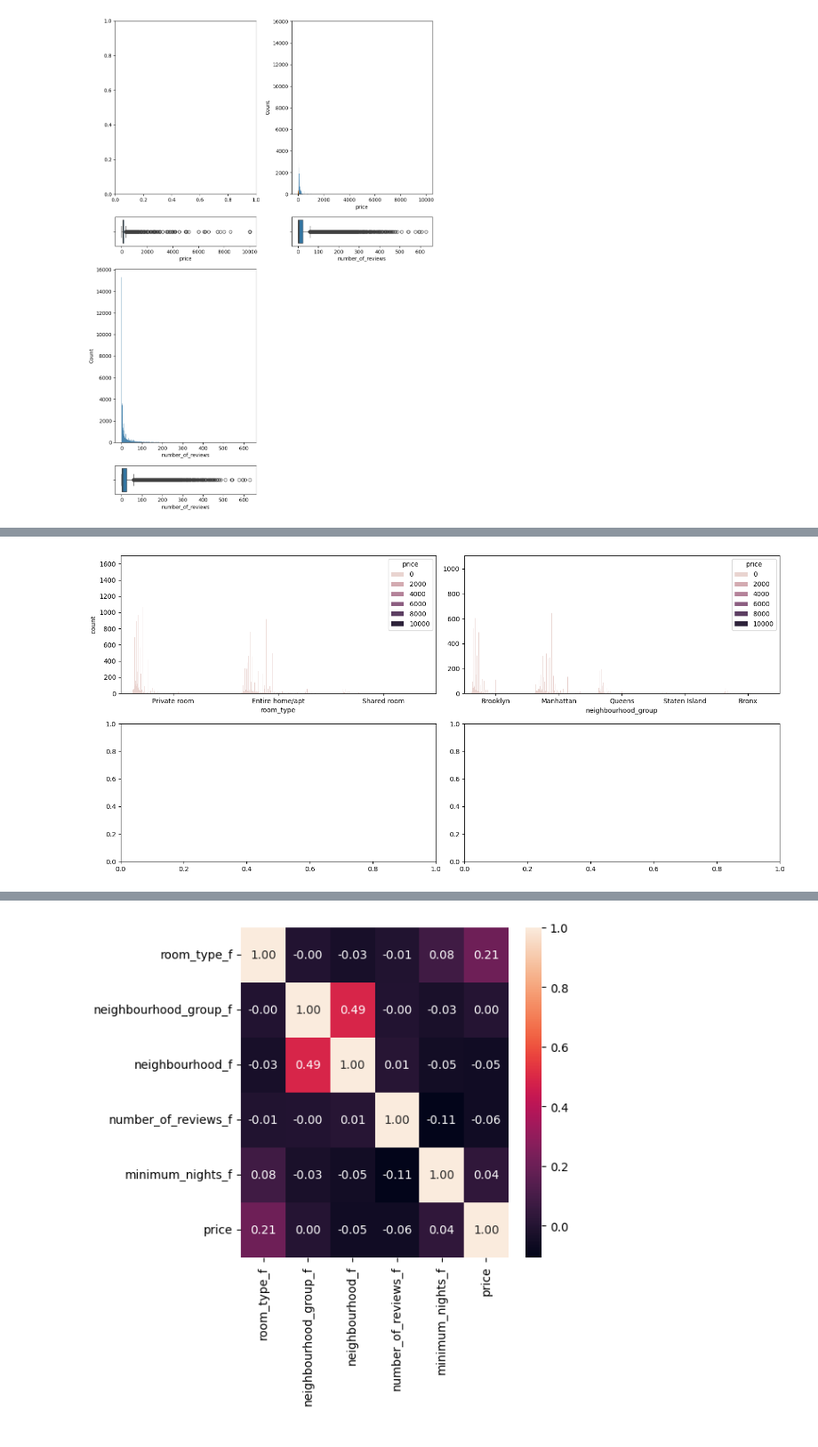
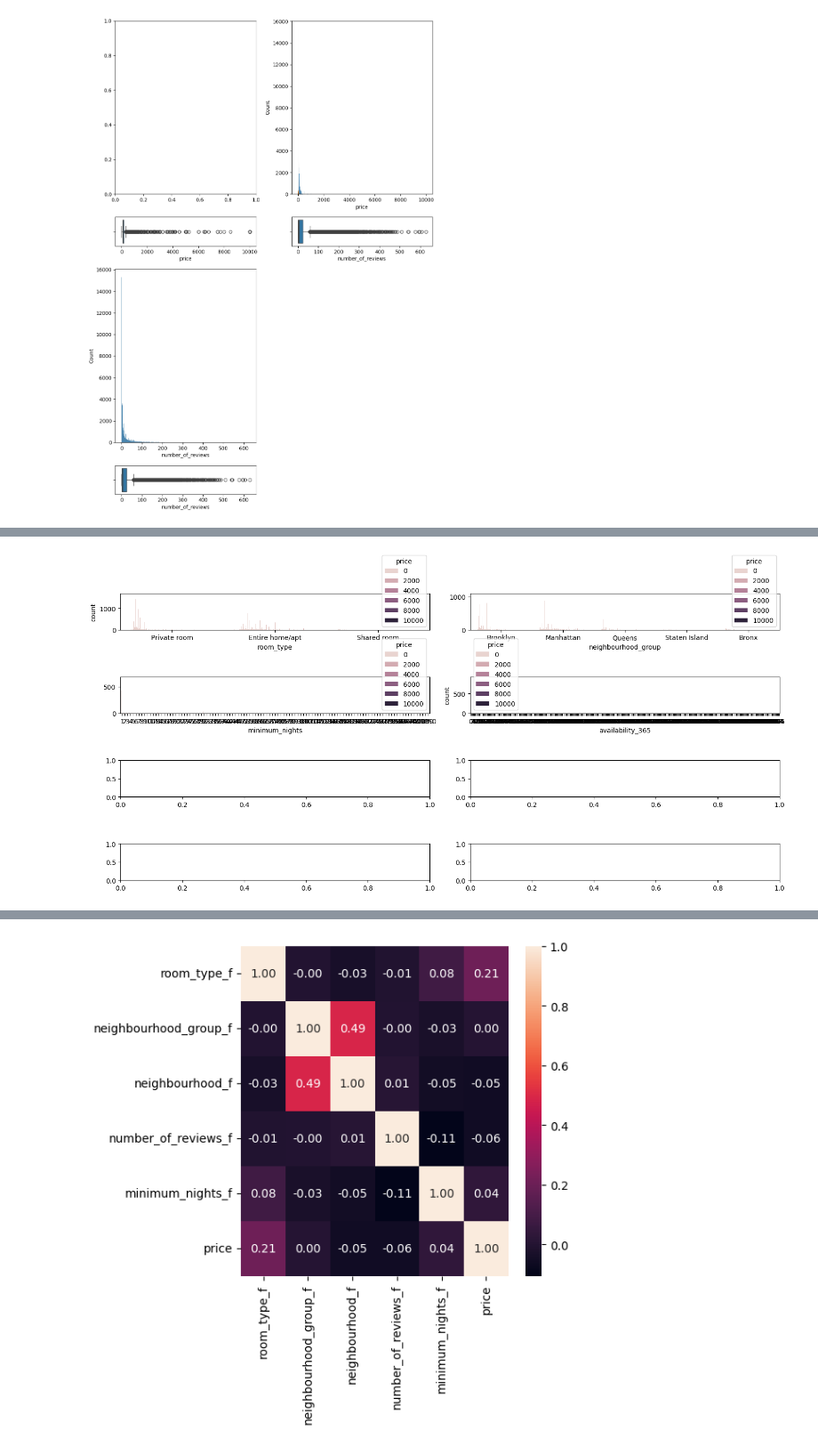
Before and after one commit to amalia1501/machine-learning-python-template, a Jupyter notebook: src/explore.ipynb, the cells around one changed output, grey strips where cells are left out. Shown at 89% size. Drawn from its saved outputs; the diff is of its cells as text; code cells hidden in the pictures.

```diff
--- a/src/explore.ipynb
+++ b/src/explore.ipynb
@@ -176,17 +200,24 @@ plt.show()
 # %%
-# Paso 4: Análisis de variables multivariante
 
-fig, axis = plt.subplots(2, 2, figsize = (15, 7))
+
+fig, axis = plt.subplots(4, 2, figsize = (15, 7))
 
 sns.countplot(ax = axis[0, 0], data = data, x = "room_type", hue = "price")
+
+
 sns.countplot(ax = axis[0, 1], data = data, x = "neighbourhood_group", hue = "price").set(ylabel = None)
+
+
 sns.countplot(ax = axis[1, 0], data = data, x = "minimum_nights", hue = "price").set(ylabel = None)
+
+
+
 sns.countplot(ax = axis[1, 1], data = data, x = "availability_365", hue = "price")
 # sns.countplot(ax = axis[1, 1], data = data, x = "Parch", hue = "Survived").set(ylabel = None)
 
 plt.tight_layout()
 # fig.delaxes(axis[1, 1])
 
 plt.show()
 # %% [output]
-[figure, old version]
+[figure, new version]
```
Also changed, not shown: parts of 20 cells of this notebook.
